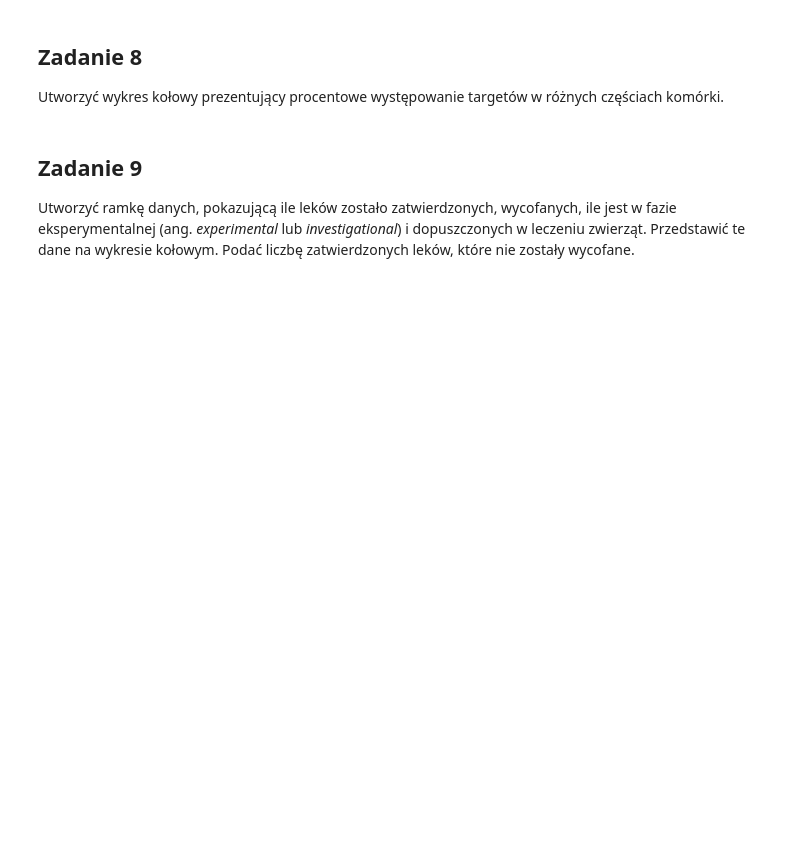
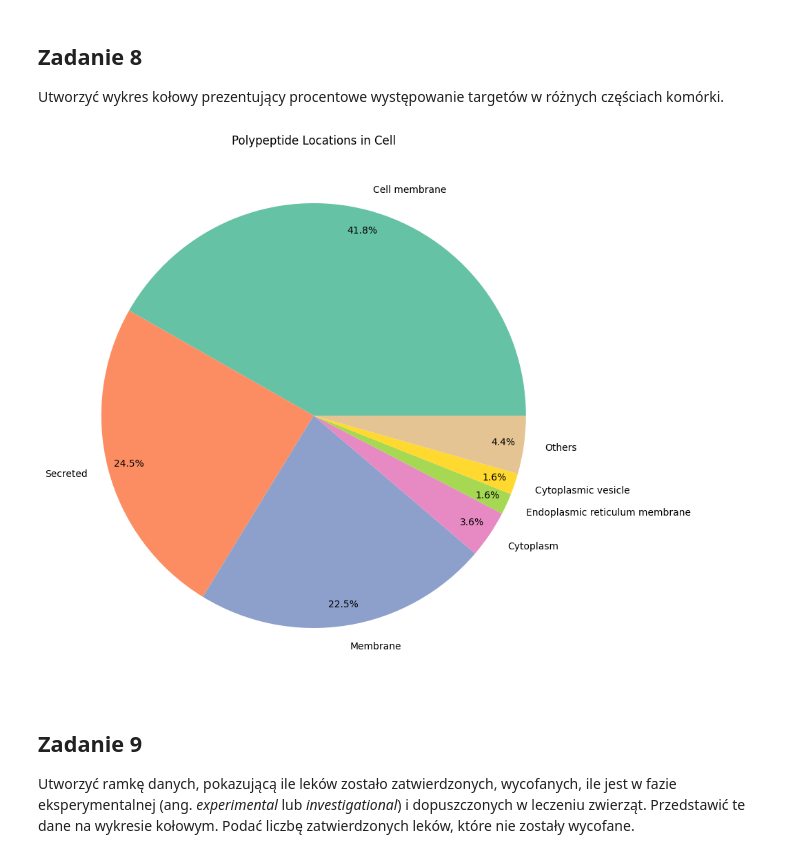
Before and after one commit to M1chalj/python_course_uw, a Jupyter notebook: Projekt/Zadanie_zaliczeniowe.ipynb, the cells around one changed output. Saved outputs shown, nothing was run; the diff lists cells and outputs as text; code cells hidden in the pictures; blank space fills up the shorter version.

```diff
--- a/Projekt/Zadanie_zaliczeniowe.ipynb
+++ b/Projekt/Zadanie_zaliczeniowe.ipynb
@@ -318,19 +385,21 @@ częściach komórki.
 # %%
 # Draws a pie chart showing the percentage of target locations
 # targets_df - DataFrame containing targets data (generated by create_targets_dataframe function)
-def show_targets_pie_chart(targets_df):
+def show_polypeptides_locations_pie_chart(targets_df):
     locations = targets_df['Location'].value_counts()
     total = locations.sum()
-    others = locations[locations / total < 0.01].sum()
-    locations = locations[locations / total >= 0.01]
+    others = locations[locations / total < 0.015].sum()
+    locations = locations[locations / total >= 0.015]
     locations['Others'] = others
 
     plt.figure(figsize=(10, 10))
     plt.pie(locations, labels=locations.index, autopct='%1.1f%%', pctdistance=0.9, colors=plt.cm.Set2.colors)
-    plt.title('Target Locations')
+    plt.title('Polypeptide Locations in Cell')
     plt.show()
 # %%
-show_targets_pie_chart(targets_df)
+show_polypeptides_locations_pie_chart(targets_df)
+# %% [output]
+[figure, added]
 # %% [markdown]
 ## Zadanie 9
 Utworzyć ramkę danych, pokazującą ile leków zostało zatwierdzonych, wycofanych, ile
```
Also changed, not shown: parts of 26 cells of this notebook.
